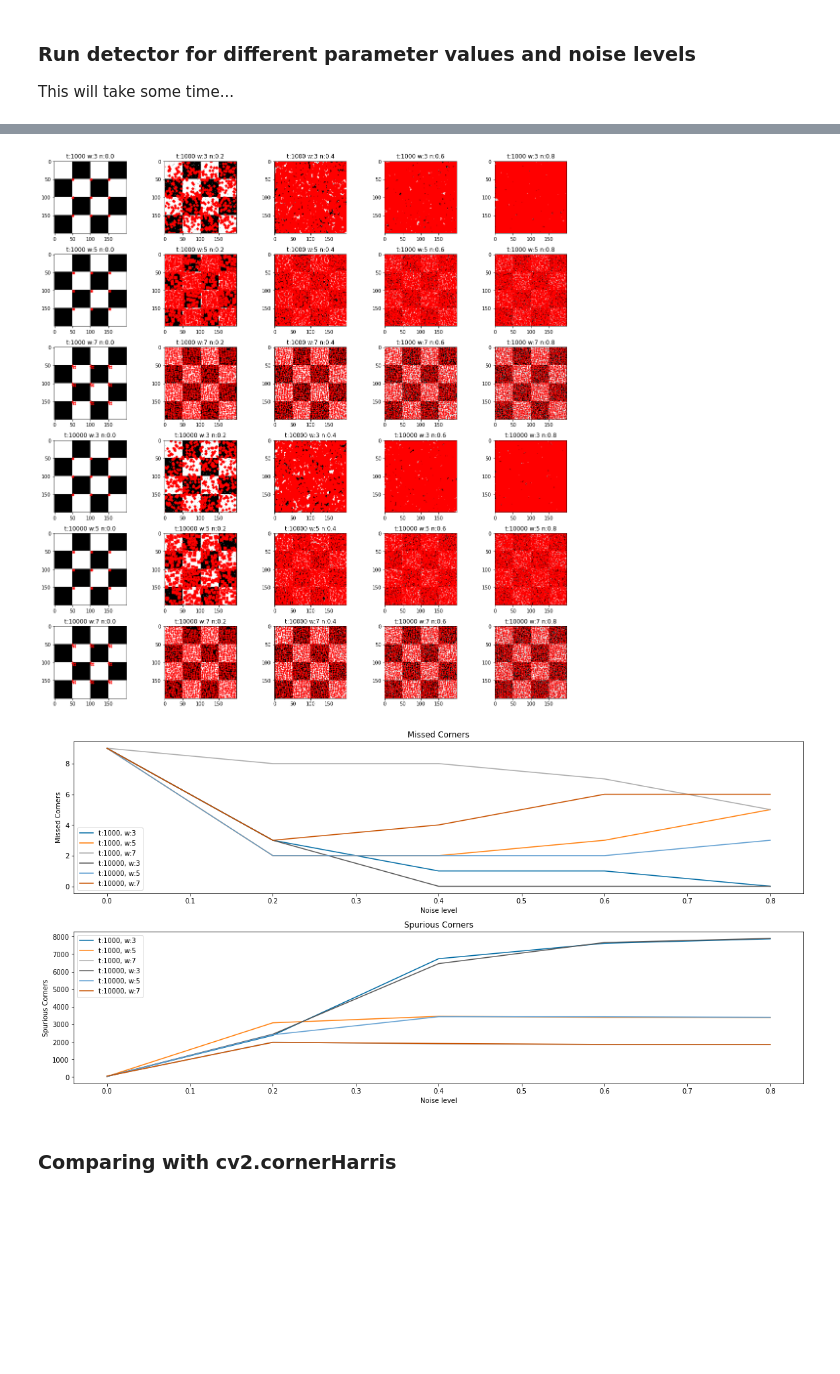
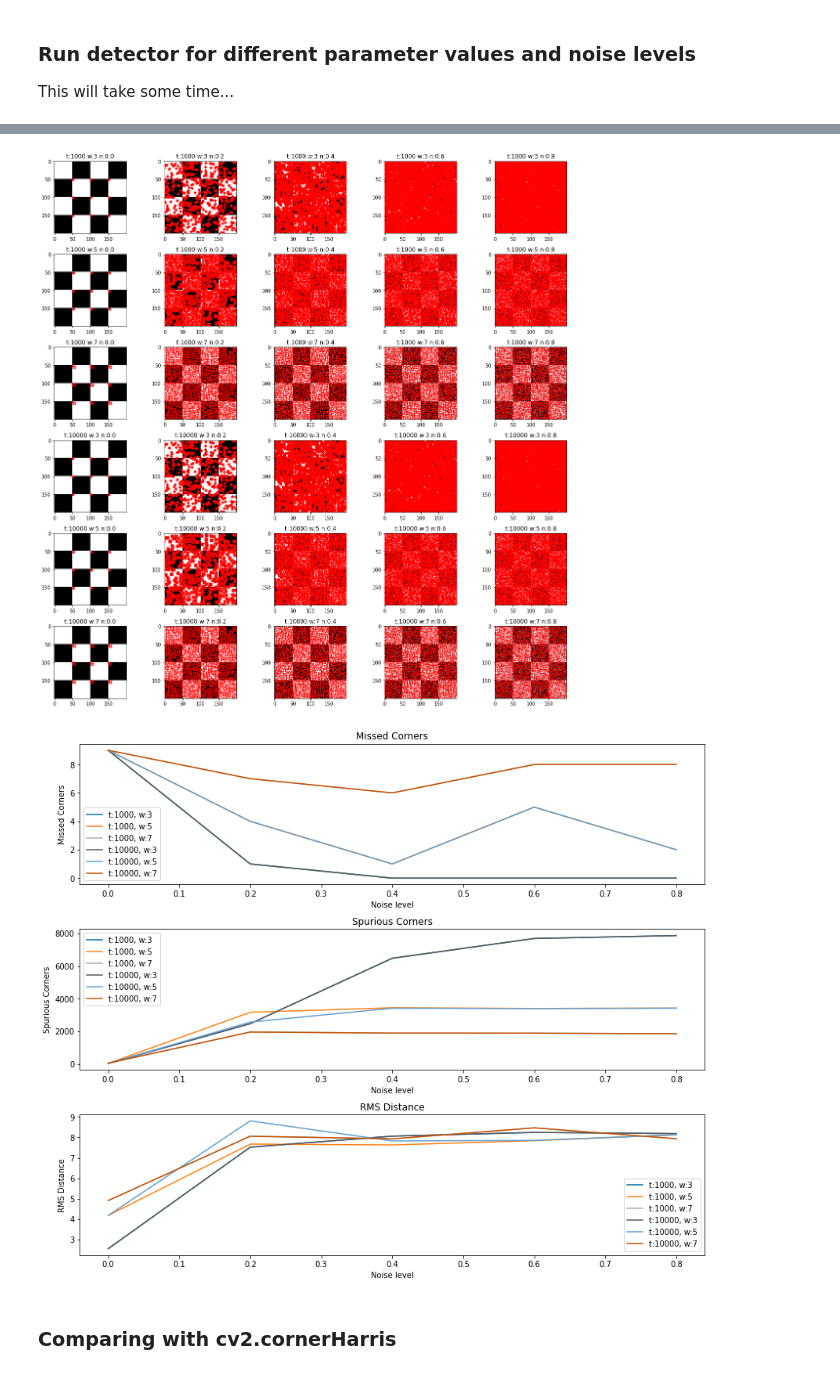
Before and after one commit to renato-lopes/CV-DCC, a Jupyter notebook: praticas/ep2/Harris.ipynb, the cells around one changed output, grey strips where cells are left out. Drawn from its saved outputs; the diff is of its cells as text; code cells hidden in the pictures; blank space fills up the shorter version.

```diff
--- a/praticas/ep2/Harris.ipynb
+++ b/praticas/ep2/Harris.ipynb
@@ -116,16 +126,23 @@ def compute_metrics(corners_gt, corners_detected, threshold=3):
 # %% [markdown]
 ### Generate image
 # %%
+harris_parameters = [(1000, 3), (1000, 5), (1000, 7), (10000, 3), (10000, 5), (10000, 7)]
+noise_levels = [0.0, 0.2, 0.4, 0.6, 0.8]
+
 img, corners_gt = generate_img()
 img_drawn_gt = draw_corners(cv2.cvtColor(img, cv2.COLOR_GRAY2BGR), corners_gt)
+rms_gt = compute_rms(corners_gt)
+
+noisy_imgs = {}
 
 i = 1
 fig = plt.figure(figsize=(16, 8))
-for n in [0.0, 0.2, 0.4, 0.6, 0.8]:
+for n in noise_levels:
     fig.add_subplot(1, 5, i)
     plt.title(f"noise {n}")
     img_noisy = add_gaussian_noise(img, n)
     plt.imshow(cv2.cvtColor(img_noisy, cv2.COLOR_GRAY2BGR))
+    noisy_imgs[n] = img_noisy
     i += 1
 plt.show()
 # %% [output]
@@ -136,11 +153,11 @@ plt.show()
 This will take some time...
 # %%
 results = {}
-for threshold, window_size in [(1000, 3), (1000, 5), (1000, 7), (10000, 3), (10000, 5), (10000, 7)]:
+for threshold, window_size in harris_parameters:
     results[(threshold, window_size)] = []
-    for noise in [0.0, 0.2, 0.4, 0.6, 0.8]:
-        print(f"theshold: {threshold} / window_size: {window_size} / noise: {noise}")
-        img_noisy = add_gaussian_noise(img, noise)
+    for noise in noise_levels:
+        print(f"threshold: {threshold} / window_size: {window_size} / noise: {noise}")
+        img_noisy = noisy_imgs[noise]
         corners = harris(img_noisy, threshold, window_size)
         img_drawn = draw_corners(cv2.cvtColor(img_noisy, cv2.COLOR_GRAY2BGR), corners)
         results[(threshold, window_size)].append((noise, corners, img_drawn))
@@ -175,42 +192,54 @@ for key in results.keys():
 plt.tight_layout(pad=1.0)
 plt.show()
 # %% [output]
-[figure, old version]
+[figure, new version]
 # %%
 missed = {}
 spurious = {}
+rms_distance = {}
 for key in results.keys():
     result = results[key]
     missed[key] = []
     spurious[key] = []
+    rms_distance[key] = []
     for r in result:
-        m, s = compute_metrics(corners_gt, r[1], 1)
+        rms, m, s = compute_metrics(corners_gt, r[1], 1)
         missed[key].append((r[0], m))
         spurious[key].append((r[0], s))
+        rms_distance[key].append((r[0], (rms-rms_gt)))
 
-plt.figure(figsize=(16, 8))
-plt.subplot(2, 1, 1)
+plt.figure(figsize=(12, 10))
+plt.subplot(3, 1, 1)
 for key in missed.keys():
     m = np.array(missed[key])
     plt.plot(m[:, 0], m[:, 1], label=f"t:{key[0]}, w:{key[1]}")
 plt.legend()
 plt.xlabel('Noise level')
 plt.ylabel('Missed Corners')
 plt.title('Missed Corners')
 
-plt.subplot(2, 1, 2)
-for key in missed.keys():
+plt.subplot(3, 1, 2)
+for key in spurious.keys():
     s = np.array(spurious[key])
     plt.plot(s[:, 0], s[:, 1], label=f"t:{key[0]}, w:{key[1]}")
 plt.legend()
 plt.xlabel('Noise level')
 plt.ylabel('Spurious Corners')
 plt.title('Spurious Corners')
 
+plt.subplot(3, 1, 3)
+for key in rms_distance.keys():
+    rms = np.array(rms_distance[key])
+    plt.plot(rms[:, 0], rms[:, 1], label=f"t:{key[0]}, w:{key[1]}")
+plt.legend()
+plt.xlabel('Noise level')
+plt.ylabel('RMS Distance')
+plt.title('RMS Distance')
+
 plt.tight_layout(pad=1.0)
 plt.show()
 # %% [output]
-[figure, old version]
+[figure, new version]
 # %% [markdown]
 ### Comparing with cv2.cornerHarris
 # %%
```
Also changed, not shown: parts of 6 cells of this notebook.
